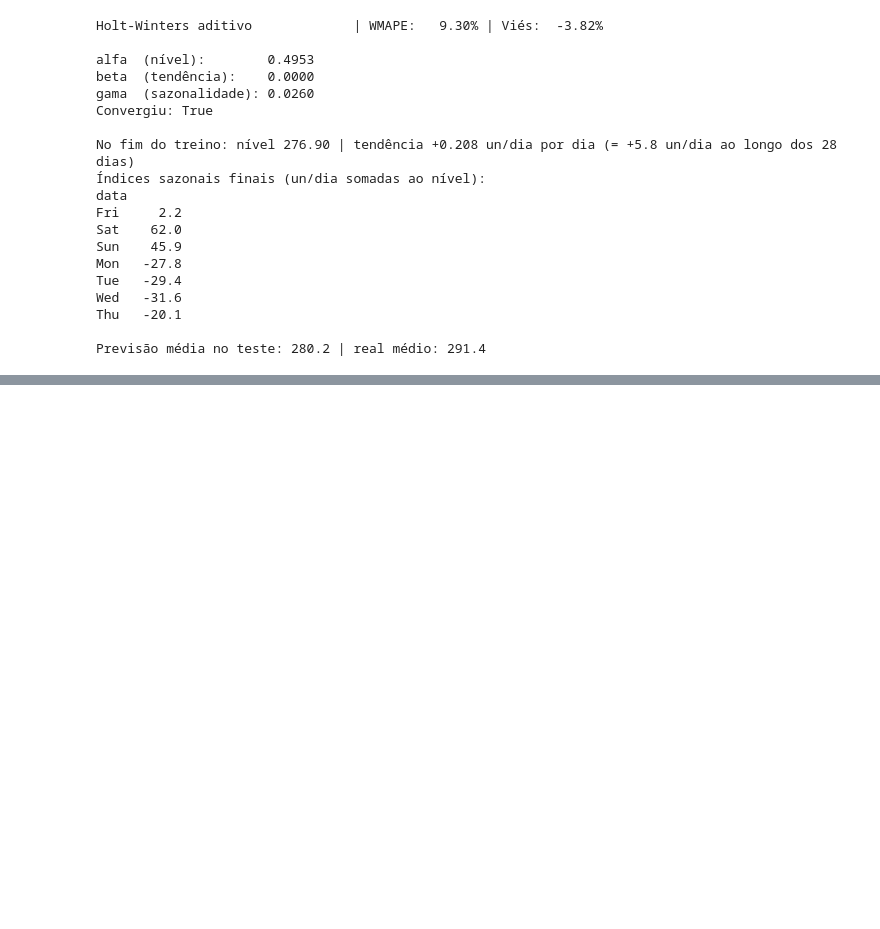
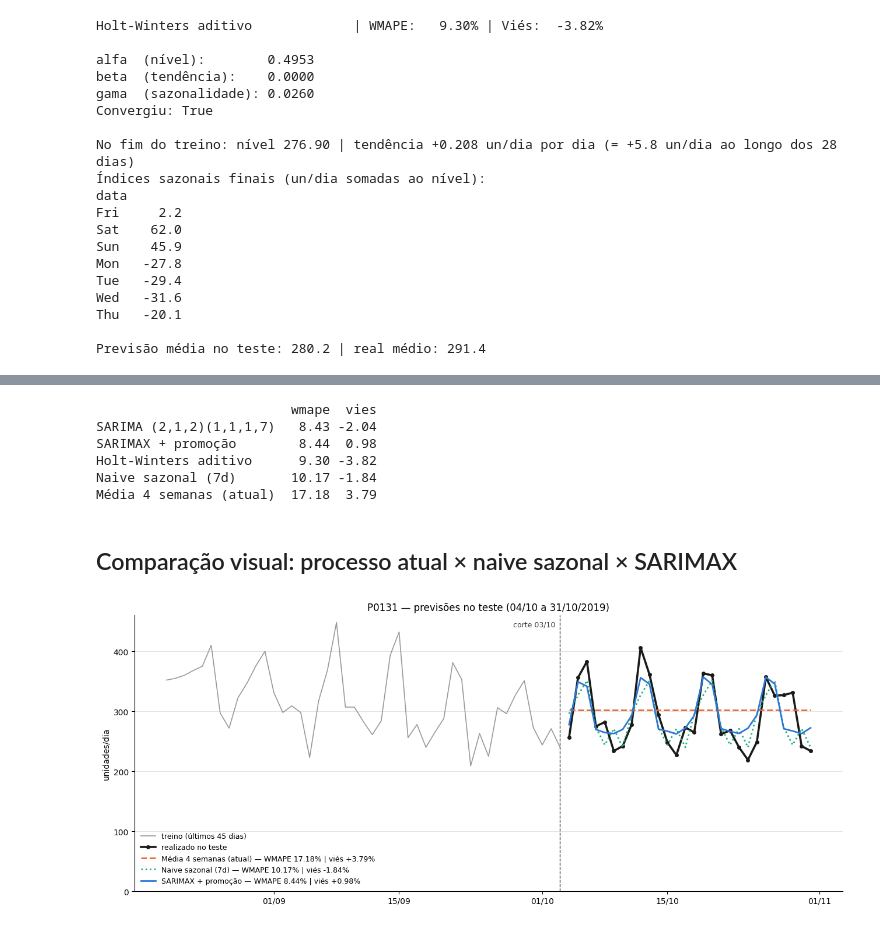
Before and after one commit to V4lciJr/Serie-Temporal-Projeto-Rede-Bandeirante, a Jupyter notebook: notebooks/04_modelagem.ipynb, the cells around one changed output, grey strips where cells are left out. Cells and saved outputs as stored; diff of their text form; code cells hidden in the pictures; blank space fills up the shorter version.

Commit message:
modelos SARIMA e SARIMAX

```diff
--- a/notebooks/04_modelagem.ipynb
+++ b/notebooks/04_modelagem.ipynb
@@ -194,0 +233,11 @@ Previsão média no teste: 280.2 | real médio: 291.4
+# %%
+tabela_placar = pd.DataFrame(placar).T.round(2)
+tabela_placar["vies_abs"] = tabela_placar["vies"].abs()
+print(tabela_placar.sort_values("wmape").drop(columns="vies_abs").to_string())
+
+fim_semana_teste = real_teste.index.dayofweek >= 5
+print()
+for nome in ["Holt-Winters aditivo", "SARIMA (2,1,2)(1,1,1,7)"]:
+    prev = previsoes[nome]
+    print(f"{nome:<26} viés dias úteis {vies(real_teste[~fim_semana_teste], prev[~fim_semana_teste]):+6.2f}% | "
+          f"viés fim de semana {vies(real_teste[fim_semana_teste], prev[fim_semana_teste]):+6.2f}%")
@@ -194,0 +306,40 @@ Previsão média no teste: 280.2 | real médio: 291.4
+# %%
+print(pd.DataFrame(placar).T.round(2).sort_values("wmape").to_string())
+# %% [output]
+                         wmape  vies
+SARIMA (2,1,2)(1,1,1,7)   8.43 -2.04
+SARIMAX + promoção        8.44  0.98
+Holt-Winters aditivo      9.30 -3.82
+Naive sazonal (7d)       10.17 -1.84
+Média 4 semanas (atual)  17.18  3.79
+# %% [markdown]
+## Comparação visual: processo atual × naive sazonal × SARIMAX
+# %%
+treino_recente = treino["unidades"].iloc[-45:]
+modelos_grafico = [
+    ("Média 4 semanas (atual)", "#eb6834", "--"),
+    ("Naive sazonal (7d)", "#1baf7a", ":"),
+    ("SARIMAX + promoção", "#2a78d6", "-"),
+]
+
+fig, ax = plt.subplots(figsize=(13, 5.5))
+ax.plot(treino_recente.index, treino_recente.values, color="#9a9a9a", lw=1.2, label="treino (últimos 45 dias)")
+ax.plot(real_teste.index, real_teste.values, color="#1a1a19", lw=2.6, marker="o", ms=4, label="realizado no teste", zorder=3)
+for nome, cor, estilo in modelos_grafico:
+    p = placar[nome]
+    ax.plot(previsoes[nome].index, previsoes[nome].values, color=cor, lw=2, ls=estilo, zorder=4,
+            label=f"{nome} — WMAPE {p['wmape']:.2f}% | viés {p['vies']:+.2f}%")
+ax.axvline(treino.index[-1], color="#3a3a3a", lw=1, ls="--")
+ax.text(treino.index[-1] - pd.Timedelta(hours=12), ax.get_ylim()[1] * 0.98, "corte 03/10", ha="right", va="top", fontsize=9, color="#3a3a3a")
+ax.set_title(f"{PRODUTO} — previsões no teste (04/10 a 31/10/2019)")
+ax.set_ylabel("unidades/dia")
+ax.xaxis.set_major_formatter(mdates.DateFormatter("%d/%m"))
+ax.grid(axis="y", color="#e5e5e5", lw=0.8)
+ax.spines[["top", "right"]].set_visible(False)
+ax.set_ylim(bottom=0)
+ax.legend(loc="lower left", frameon=False, fontsize=9)
+fig.tight_layout()
+fig.savefig(CAMINHO_FIGURAS / "04_P0131_previsoes_teste.png", dpi=130)
+plt.show()
+# %% [output]
+[figure, added]
```
Also changed, not shown: parts of 5 cells of this notebook, 1 other file.
